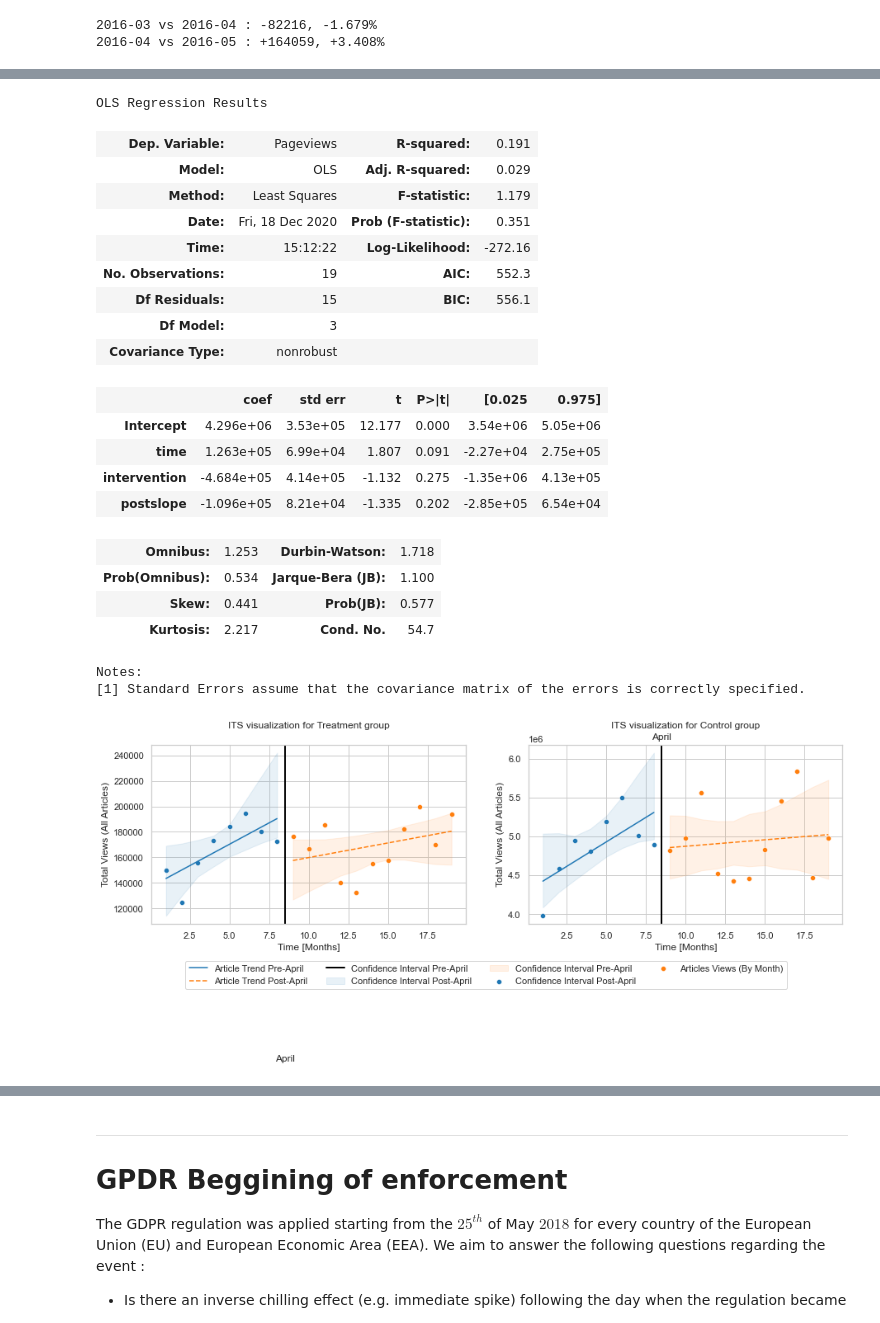
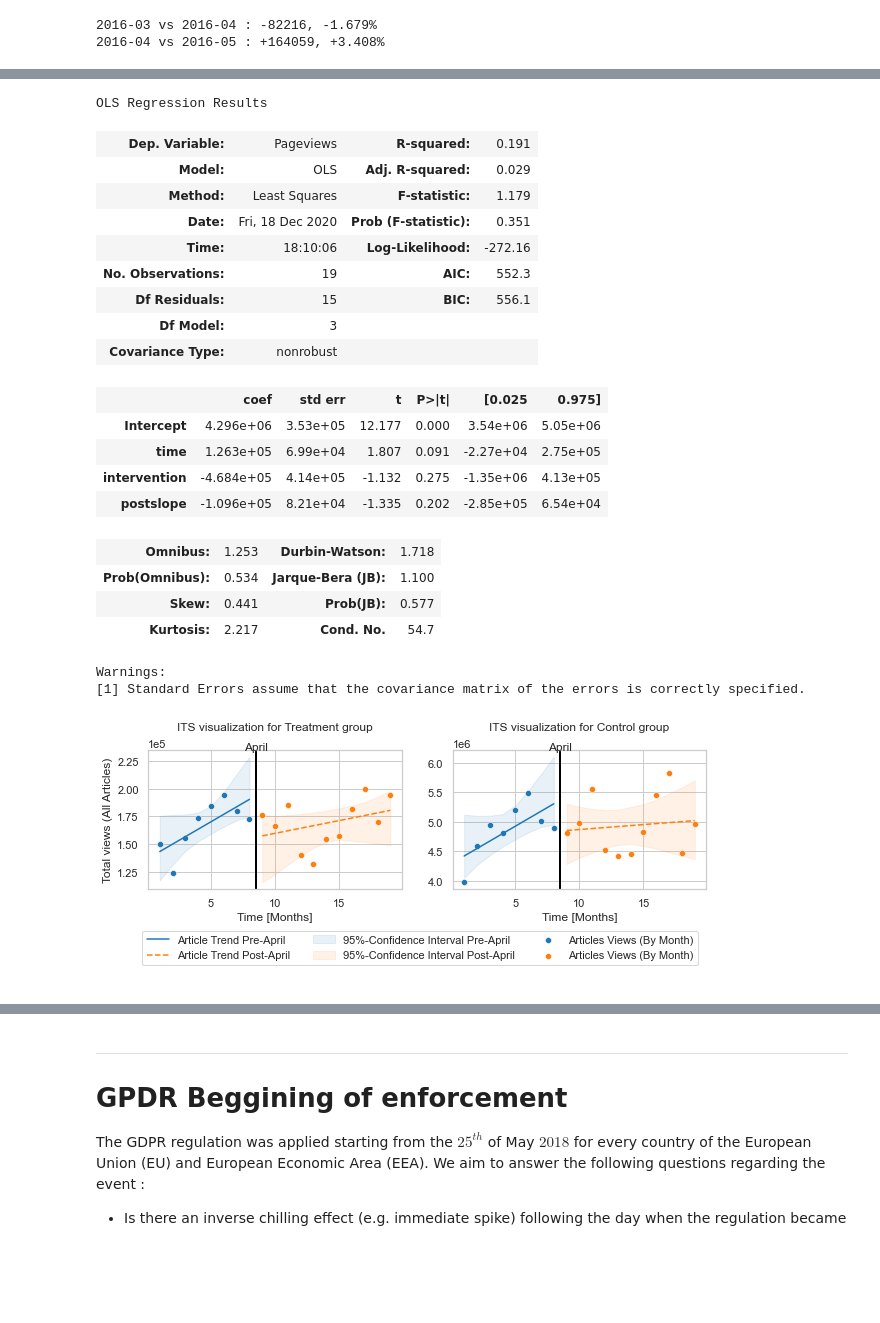
Before and after one commit to epfl-ada/ada-2020-project-milestone-p3-p3_studybuddy, a Jupyter notebook: MilestoneP3.ipynb, the cells around one changed output, grey strips where cells are left out. Drawn from its saved outputs; the diff is of its cells as text; code cells hidden in the pictures; blank space fills up the shorter version.

```diff
--- a/MilestoneP3.ipynb
+++ b/MilestoneP3.ipynb
@@ -706,9 +698,6 @@ def fit_model(formula, data, predictor, seed, return_res=False):
     np.random.seed(seed)
     res = mod.fit()
 
-    # Optimal Coefficients
-    coefficients = res.params.values
-
     # Compute predictions
     ypred = res.predict(predictor)
 
@@ -869,6 +858,7 @@ def plot_trends_confidence_intervals(df, reference_point, ypred, y_error, color,
 
     ax.plot(df['time'][:reference_point], ypred[:reference_point], color=color[0], linestyle='-')
     ax.plot(df['time'][reference_point:], ypred[reference_point:], color=color[1], linestyle='--')
+    ax.ticklabel_format(style='sci', axis='y', scilimits=(0,0))
     ax.fill_between(df['time'][:reference_point], y_error[:,0][:reference_point], y_error[:,1][:reference_point], color=color[0], alpha=0.1)
     ax.fill_between(df['time'][reference_point:], y_error[:,0][reference_point:], y_error[:,1][reference_point:], color=color[1], alpha=0.1)
 # %%
@@ -904,18 +894,17 @@ def plotting(intervention, df_name, reference_point, df, df_pred, df_error, colo
 
     # Add Labels
     ax.set_xlabel(f"Time [Months]")
-    ax.set_ylabel(f"Total Views (All Articles)");
+    ax.set_ylabel(f"Total views (All Articles)")
 
     # Plot scatter points
     sns.scatterplot(data=df[:reference_point], x="time", y="Pageviews", color=color[0], ax=ax)
     sns.scatterplot(data=df[reference_point:], x="time", y="Pageviews", color=color[1], ax=ax)
 
-
     # Add title
     ax.set_title(f"ITS visualization for {df_name} group", pad=20)
 
     # Adding interruption event line identifier
-    text_y_coord = plt.gca().get_ylim()[1]
-    ax.text(reference_point+0.5, text_y_coord*1.01, intervention, horizontalalignment='center')
-    ax.axvline(reference_point+0.5, 0, color='black', lw=2)
+    text_y_coord = ax.get_ylim()[1]
+    ax.text(reference_point+0.5, text_y_coord, intervention, horizontalalignment='center')
+    ax.axvline(reference_point+0.5, 0, color='black', lw=2, label='_nolegend_')
 # %% [markdown]
@@ -1124,7 +1112,7 @@ OLS Regression Results
 | Model: | OLS | Adj. R-squared: | 0.029 |
 | Method: | Least Squares | F-statistic: | 1.179 |
 | Date: | Fri, 18 Dec 2020 | Prob (F-statistic): | 0.351 |
-| Time: | 15:12:22 | Log-Likelihood: | -272.16 |
+| Time: | 18:10:06 | Log-Likelihood: | -272.16 |
 | No. Observations: | 19 | AIC: | 552.3 |
 | Df Residuals: | 15 | BIC: | 556.1 |
 | Df Model: | 3 |  |  |
@@ -1138,31 +1126,34 @@ OLS Regression Results
 | Prob(Omnibus): | 0.534 | Jarque-Bera (JB): | 1.100 |
 | Skew: | 0.441 | Prob(JB): | 0.577 |
 | Kurtosis: | 2.217 | Cond. No. | 54.7 |
-Notes:
+Warnings:
 [1] Standard Errors assume that the covariance matrix of the errors is correctly specified.
 # %%
 save_regression_summary(res_treatment, 'range_1_treatment.tex')
 save_regression_summary(res_control, 'range_1_control.tex')
 # %%
 # Compute 95% confidence intervals for each monthly estimated average
-y_error_treatment = bootstrap_CI(temp_treatment, 200, fit_formula)
-y_error_control = bootstrap_CI(temp_control, 200, fit_formula)
+y_error_treatment = bootstrap_CI(temp_treatment, 2000, fit_formula)
+y_error_control = bootstrap_CI(temp_control, 2000, fit_formula)
 # %%
-fig, (ax1,ax2) = plt.subplots(1,2, figsize=(15,4))
+fig, (ax1,ax2) = plt.subplots(1,2, figsize=(10,4))
 itr = 'April'
 
 # Plot the treatment group trends before and after the adoption of the regulation
 plotting(itr, 'Treatment', reference_point, temp_treatment, ypred_treatment, y_error_treatment, ax=ax1)
 # Plot the control group trends before and after the lauch of the regulation
 plotting(itr, 'Control', reference_point, temp_control, ypred_control, y_error_control, ax=ax2)
 
-fig.legend(bbox_to_anchor=(-0.1, -0.15, 1.2, .102), loc='lower center',
-               ncol=4, borderaxespad=0.,
+# Add Legends
+lgd = fig.legend(bbox_to_anchor=(-0.15, 0.08, 1.2, 0.102), loc='lower center',
+               ncol=3, borderaxespad=0.,
                labels = ['Article Trend Pre-' + itr, 'Article Trend Post-' + itr,
-                         'Confidence Interval Pre-' + itr, 'Confidence Interval Post-' + itr,
-                         'Confidence Interval Pre-' + itr, 'Confidence Interval Post-' + itr,
-                         'Articles Views (By Month)'])
+                         '95%-Confidence Interval Pre-' + itr, '95%-Confidence Interval Post-' + itr,
+                         'Articles Views (By Month)', 'Articles Views (By Month)'])
+ax2.set_ylabel("")
 
-plt.show()
+# Adjust and save plot
+fig.subplots_adjust(bottom=0.4)
+fig.savefig('figs/April_2groups_trends.pdf', bbox_extra_artists=(lgd,) , bbox_inches='tight')
 # %% [output]
-[figure, old version]
+[figure, new version]
```
Also changed, not shown: parts of 45 cells of this notebook, 12 other files.
